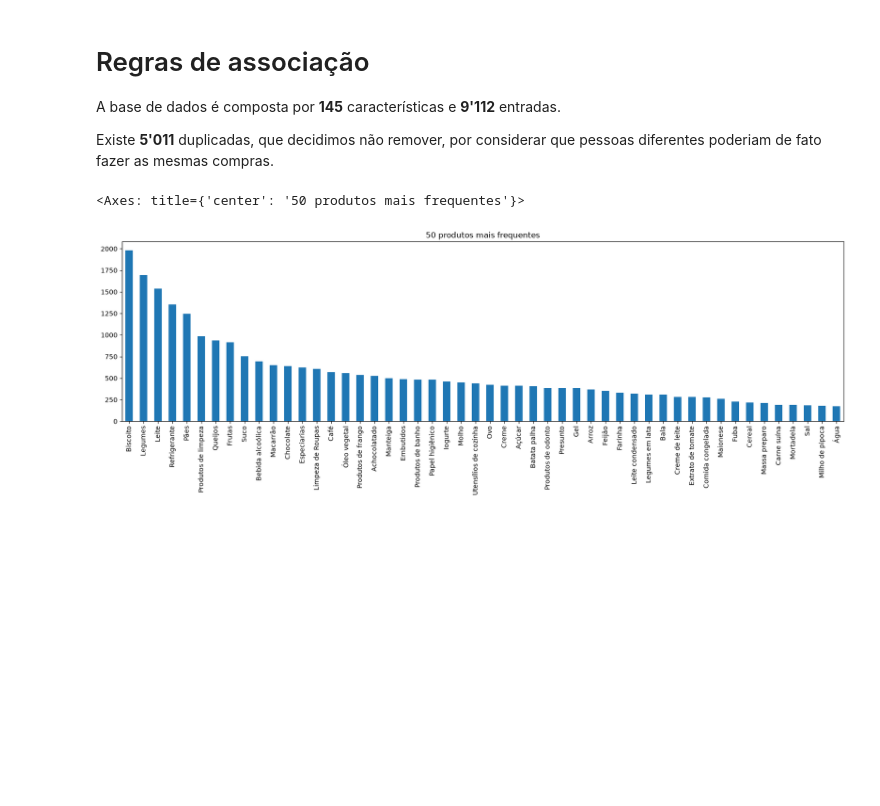
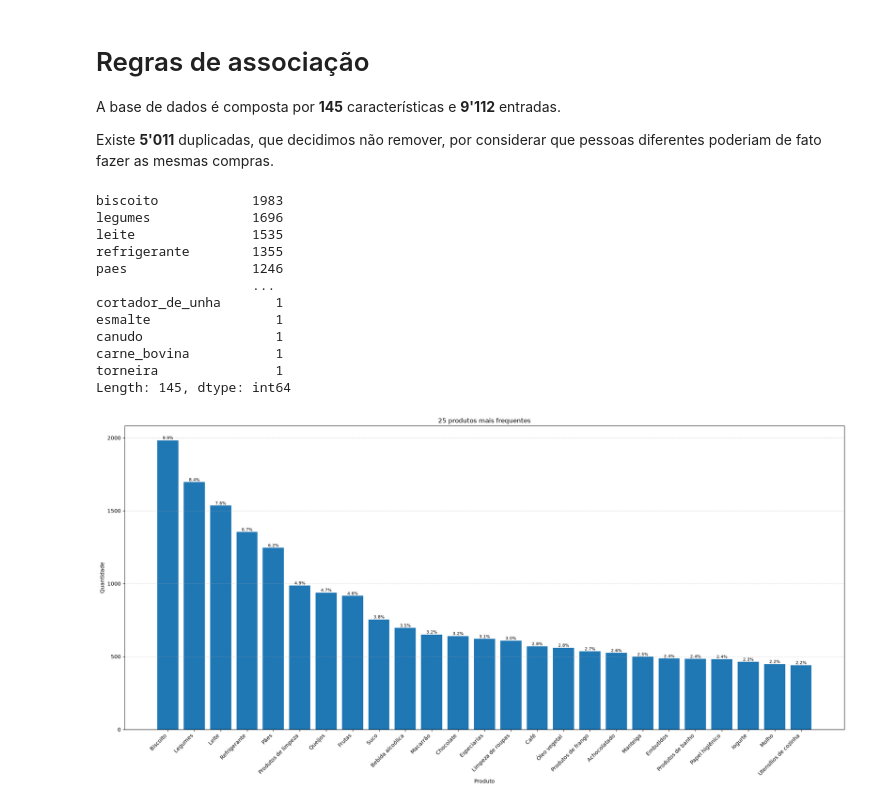
Before and after one commit to gabdumal/data_mining, a Jupyter notebook: assignment_4/main.ipynb, the cells around one changed output. Cells and saved outputs as stored; diff of their text form; code cells hidden in the pictures; blank space fills up the shorter version.

Commit message:
Plot insights about features

```diff
--- a/assignment_4/main.ipynb
+++ b/assignment_4/main.ipynb
@@ -12,7 +13,27 @@ from data import df
 # %%
 frequencies = df.sum().sort_values(ascending=False)
-top_products = frequencies.head(50).rename(index=dict(zip(df.columns, columns_names())))
-top_products.plot(kind="bar", figsize=(20, 5), title="50 produtos mais frequentes")
+
+top_products = frequencies.head(25).rename(index=dict(zip(df.columns, columns_names())))
+
+plot_bar_graph(
+    top_products,
+    label="Produto",
+    title="25 produtos mais frequentes",
+    show_percentage=True,
+    y_tick_step=500,
+    sort_by="frequency",
+)
 # %% [output]
-<Axes: title={'center': '50 produtos mais frequentes'}>
+biscoito            1983
+legumes             1696
+leite               1535
+refrigerante        1355
+paes                1246
+                    ...
+cortador_de_unha       1
+esmalte                1
+canudo                 1
+carne_bovina           1
+torneira               1
+Length: 145, dtype: int64
-[figure, old version]
+[figure, new version]
```
Also changed, not shown: parts of 2 cells of this notebook, 2 other files.
